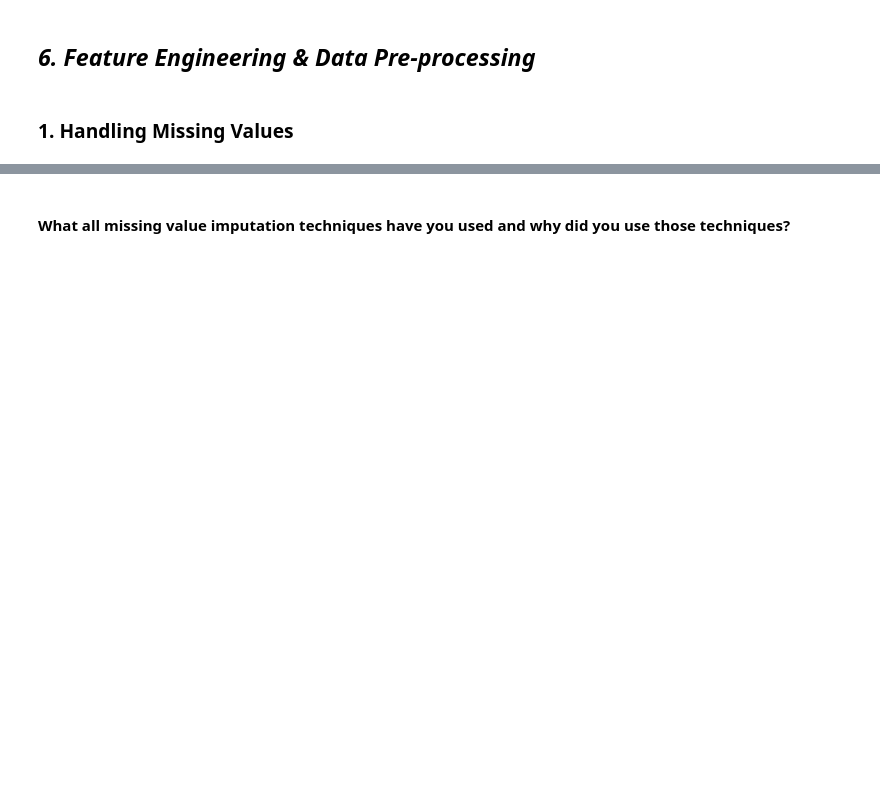
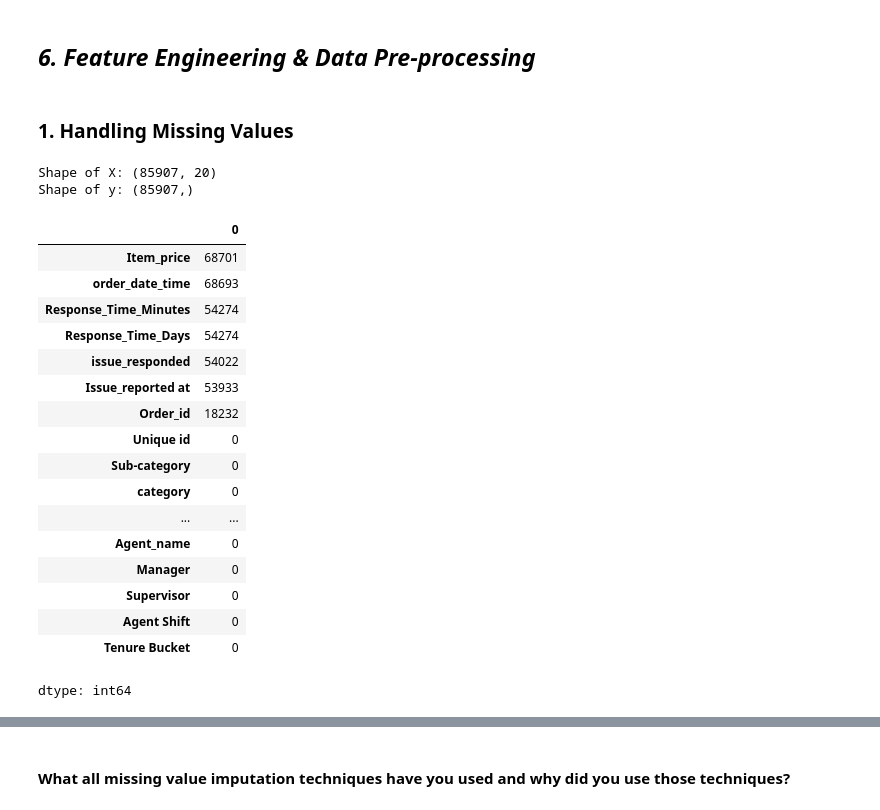
Before and after one commit to Shuvam-2000/Classification-Flipkart-Customer-Service-Satisfaction, a Jupyter notebook: Classification_Flipkart_Customer_Service_Satisfaction.ipynb, the cells around one changed output, grey strips where cells are left out. Drawn from its saved outputs; the diff is of its cells as text; code cells hidden in the pictures; blank space fills up the shorter version.

Commit message:
feat: - Statistical Analysis completed - Missing value treatment completed

```diff
--- a/Classification_Flipkart_Customer_Service_Satisfaction.ipynb
+++ b/Classification_Flipkart_Customer_Service_Satisfaction.ipynb
@@ -2126,0 +2192,35 @@ Answer Here.
+# %%
+# Handling Missing Values & Missing Value Imputation
+from sklearn.model_selection import train_test_split
+
+# defining target and features variable
+X = df.drop(columns=['CSAT Score']) # features
+y = df['CSAT Score'] # target
+
+print("Shape of X:", X.shape)
+print("Shape of y:", y.shape)
+# %% [output]
+Shape of X: (85907, 20)
+Shape of y: (85907,)
+# %%
+# checking for misiing valeus in features
+X.isnull().sum().sort_values(ascending=False)
+# %% [output]
+|  | 0 |
+| Item_price | 68701 |
+| order_date_time | 68693 |
+| Response_Time_Minutes | 54274 |
+| Response_Time_Days | 54274 |
+| issue_responded | 54022 |
+| Issue_reported at | 53933 |
+| Order_id | 18232 |
+| Unique id | 0 |
+| Sub-category | 0 |
+| category | 0 |
+| ... | ... |
+| Agent_name | 0 |
+| Manager | 0 |
+| Supervisor | 0 |
+| Agent Shift | 0 |
+| Tenure Bucket | 0 |
+dtype: int64
```
Also changed, not shown: parts of 39 cells of this notebook.
